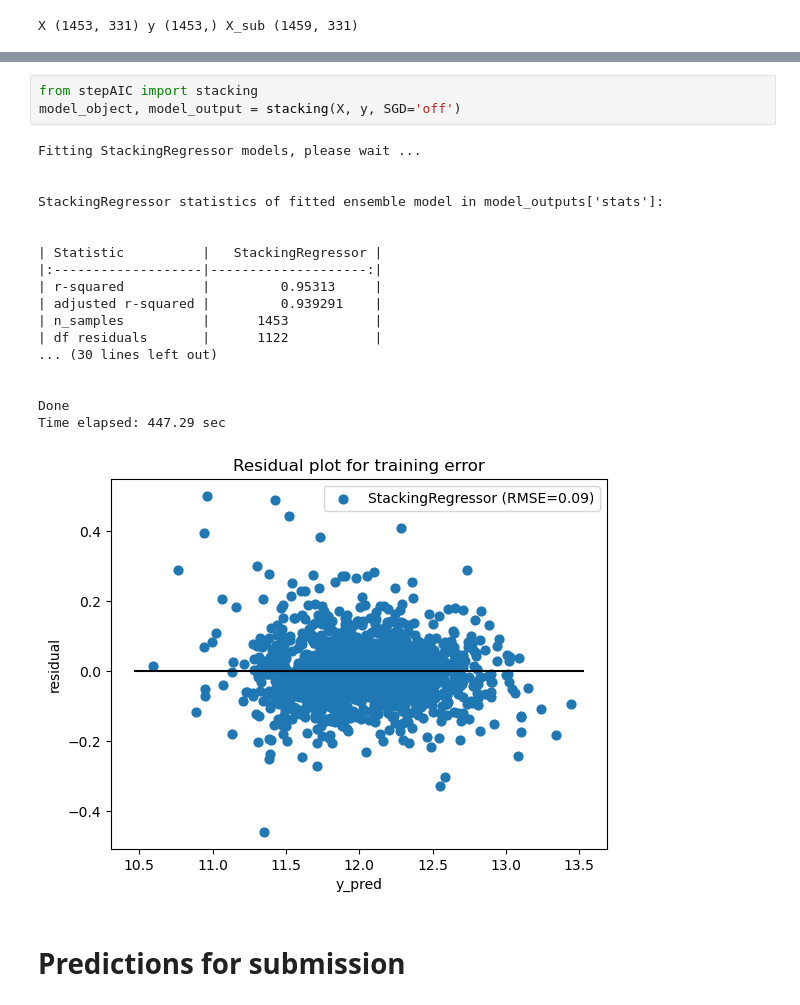
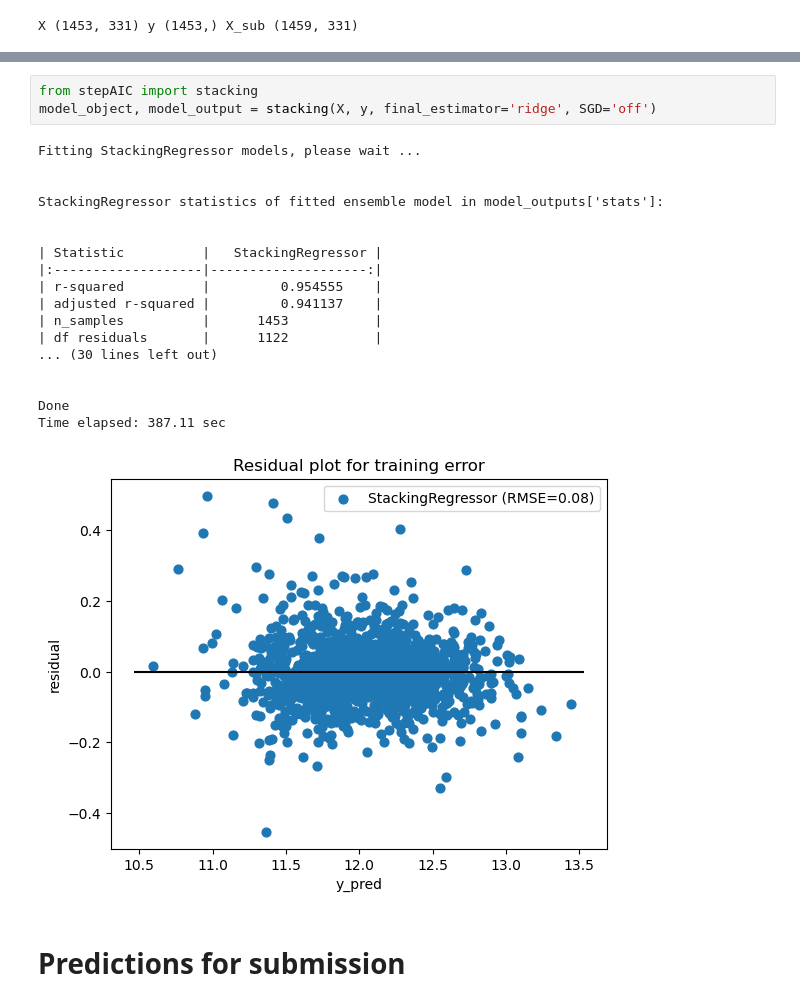
Before and after one commit to gjpelletier/stepAIC, a Jupyter notebook: Example_kaggle_house_prices.ipynb, the cells around one changed output, grey strips where cells are left out. Drawn from its saved outputs; the diff is of its cells as text.

```diff
--- a/Example_kaggle_house_prices.ipynb
+++ b/Example_kaggle_house_prices.ipynb
@@ -250,25 +252,25 @@ We will also turn off the SGD base regressor because we previously fond that it
 # %%
 from stepAIC import stacking
-model_object, model_output = stacking(X, y, SGD='off')
+model_object, model_output = stacking(X, y, final_estimator='ridge', SGD='off')
 # %% [output]
 Fitting StackingRegressor models, please wait ...
 
 
 StackingRegressor statistics of fitted ensemble model in model_outputs['stats']:
 
 
 | Statistic          |   StackingRegressor |
 |:-------------------|--------------------:|
-| r-squared          |         0.95313     |
-| adjusted r-squared |         0.939291    |
+| r-squared          |         0.954555    |
+| adjusted r-squared |         0.941137    |
 | n_samples          |      1453           |
 | df residuals       |      1122           |
 ... (30 lines left out)
 
 
 Done
-Time elapsed: 447.29 sec
+Time elapsed: 387.11 sec
-[figure, old version]
+[figure, new version]
 # %% [markdown]
 # Predictions for submission
 # %%
```
Also changed, not shown: parts of 4 cells of this notebook.
